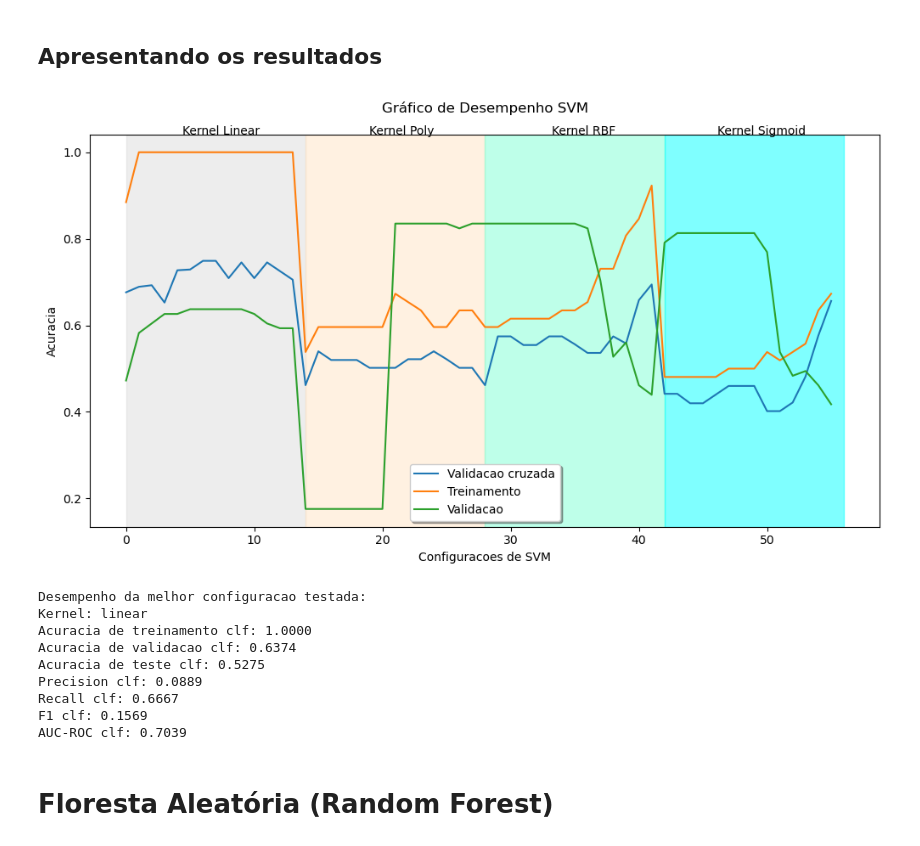
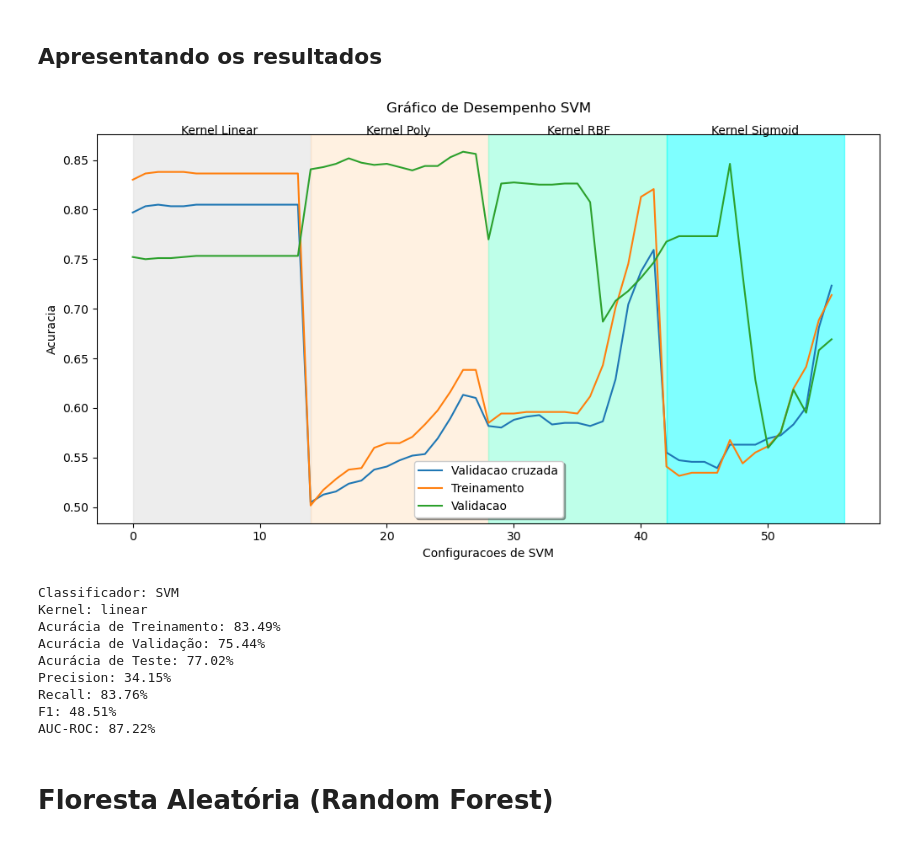
Before and after one commit to gabrieldadcarvalho/machine_learning, a Jupyter notebook: pjt_final/4_modeling.ipynb, the cells around one changed output. Saved outputs shown, nothing was run; the diff lists cells and outputs as text; code cells hidden in the pictures.

```diff
--- a/pjt_final/4_modeling.ipynb
+++ b/pjt_final/4_modeling.ipynb
@@ -124,19 +115,19 @@ X.head()
 # %% [markdown]
 Como mencionado na seção de entendimento do negócio, a criação de modelos de aprendizado de máquina para grandes volumes de dados exige uma capacidade computacional significativa. No entanto, devido às limitações do hardware disponível, que consiste em um notebook online da Deepnote com 2 vCPUs e 5 GB de memória RAM, vamos utilizar apenas 5% da base de dados para a construção dos nossos modelos. Essa abordagem visa otimizar o desempenho e garantir a viabilidade das análises dentro das restrições de hardware impostas.
 # %%
-X_sample = X.sample(frac=1, random_state=1)
+X_sample = X.sample(frac=0.3, random_state=1)
 y_sample = y.loc[X_sample.index]
 # %% [markdown]
 # Separação Dados Teste, Vadaliação e Treinamento
 # %%
 # Construindo conjuntos de treinamento, validação e teste
-X_train, X_test, y_train, y_test = train_test_split(X, y, test_size=0.2, random_state=10)
+X_train, X_test, y_train, y_test = train_test_split(X_sample, y_sample, test_size=0.2, random_state=10)
 
 X_train, X_valid, y_train, y_valid = train_test_split(X_train, y_train, test_size=0.25, random_state=10)
 
 # Balanceamento do dataset utilizando SMOTE
-ros = RandomOverSampler(random_state=42)
-X_train, y_train = ros.fit_resample(X_train, y_train)
+rus = RandomUnderSampler(random_state=42)
+X_train, y_train = rus.fit_resample(X_train, y_train)
 
 # Inicializar uma lista para armazenar os resultados de cada classificador
 results = []
@@ -251,9 +270,9 @@ for depth in max_depth_range:
         # Armazenando as métricas
         dt_scores_train.append(dt.score(X_train, y_train))
         dt_scores_valid.append(dt.score(X_valid, y_valid))
-        dt_precisions.append(precision_score(y_valid, y_valid_pred, pos_label=1))
-        dt_recalls.append(recall_score(y_valid, y_valid_pred, pos_label=1))
-        dt_f1s.append(f1_score(y_valid, y_valid_pred, pos_label=1))
+        dt_precisions.append(precision_score(y_valid, y_valid_pred))
+        dt_recalls.append(recall_score(y_valid, y_valid_pred))
+        dt_f1s.append(f1_score(y_valid, y_valid_pred))
         dt_aucs.append(roc_auc_score(y_valid, y_valid_prob))
 
 # Encontrando a melhor configuração testada
@@ -384,9 +400,9 @@ for j in range(len(kernels_range)):
         # Armazenando as métricas
         k_scores_train.append(svc.score(X_train, y_train))
         k_scores_valid.append(svc.score(X_valid, y_valid))
-        k_precisions.append(precision_score(y_valid, y_valid_pred, pos_label=1))
-        k_recalls.append(recall_score(y_valid, y_valid_pred, pos_label=1))
-        k_f1s.append(f1_score(y_valid, y_valid_pred, pos_label=1))
+        k_precisions.append(precision_score(y_valid, y_valid_pred))
+        k_recalls.append(recall_score(y_valid, y_valid_pred))
+        k_f1s.append(f1_score(y_valid, y_valid_pred))
         k_aucs.append(roc_auc_score(y_valid, y_valid_prob))
 
 # Encontrando a melhor configuração testada
@@ -415,55 +431,54 @@ plt.annotate('Kernel RBF',xy=(605, 515), xycoords='figure pixels')
 plt.annotate('Kernel Sigmoid',xy=(800, 515), xycoords='figure pixels')
 # plt.annotate(st_out, xy=(720, 460), xycoords='figure pixels',xytext=(-40, -70), textcoords='offset points',
 #         arrowprops=dict(arrowstyle="->", connectionstyle="angle3,angleA=0,angleB=-95"))
 
 plt.legend(('Validacao cruzada', 'Treinamento', 'Validacao'),
            loc='lower center', shadow=True)
 plt.xlabel('Configuracoes de SVM')
 plt.ylabel('Acuracia')
 plt.title('Gráfico de Desempenho SVM\n')
 plt.show()
 
 #desempenho da melhor configuracao
 clf = SVC(C=c_range[int(the_best_c)], kernel=kernels_range[the_best_kernel], random_state=10)
 clf = CalibratedClassifierCV(clf)
 #treinando o classificador com a funcao fit
 clf.fit(X_train, y_train)
-print("Desempenho da melhor configuracao testada:")
-print("Kernel: %s" %  kernels_range[the_best_kernel])
-print("Acuracia de treinamento clf: %0.4f" %  clf.score(X_train, y_train))
-print("Acuracia de validacao clf: %0.4f" %  clf.score(X_valid, y_valid))
-print("Acuracia de teste clf: %0.4f" %  clf.score(X_test, y_test))
-print("Precision clf: %0.4f" %  precision_score(y_test, clf.predict(X_test), pos_label=1))
-print("Recall clf: %0.4f" %  recall_score(y_test, clf.predict(X_test), pos_label=1))
-print("F1 clf: %0.4f" %  f1_score(y_test, clf.predict(X_test), pos_label=1))
-print("AUC-ROC clf: %0.4f" %  roc_auc_score(y_test, clf.predict_proba(X_test)[:, 1]))
+
 
 # Exemplo de resultados da Árvore de Decisão (substitua com seus valores reais)
 current_results_svm = {
     "Classificador": "SVM",
     "Kernel": kernels_range[the_best_kernel],
     "Acurácia de Treinamento": clf.score(X_train, y_train),
     "Acurácia de Validação": clf.score(X_valid, y_valid),
     "Acurácia de Teste": clf.score(X_test, y_test),
-    "Precision": precision_score(y_test, clf.predict(X_test), pos_label=1),
-    "Recall": recall_score(y_test, clf.predict(X_test), pos_label=1),
-    "F1": f1_score(y_test, clf.predict(X_test), pos_label=1),
+    "Precision": precision_score(y_test, clf.predict(X_test)),
+    "Recall": recall_score(y_test, clf.predict(X_test)),
+    "F1": f1_score(y_test, clf.predict(X_test)),
     "AUC-ROC": roc_auc_score(y_test, clf.predict_proba(X_test)[:, 1])
 }
 
+# Exibir os resultados
+for metric, value in current_results_svm.items():
+    if isinstance(value, float):
+        print(f"{metric}: {value * 100:.2f}%")
+    else:
+        print(f"{metric}: {value}")
+
 # Adicionar os resultados do SVM à lista de resultados
 results.append(current_results_svm)
 # %% [output]
-[figure, old version]
+[figure, new version]
-Desempenho da melhor configuracao testada:
+Classificador: SVM
 Kernel: linear
-Acuracia de treinamento clf: 1.0000
-Acuracia de validacao clf: 0.6374
-Acuracia de teste clf: 0.5275
-Precision clf: 0.0889
-Recall clf: 0.6667
-F1 clf: 0.1569
-AUC-ROC clf: 0.7039
+Acurácia de Treinamento: 83.49%
+Acurácia de Validação: 75.44%
+Acurácia de Teste: 77.02%
+Precision: 34.15%
+Recall: 83.76%
+F1: 48.51%
+AUC-ROC: 87.22%
 # %% [markdown]
 # Floresta Aleatória (Random Forest)
 # %% [markdown]
```
Also changed, not shown: parts of 11 cells of this notebook, 1 other file.
